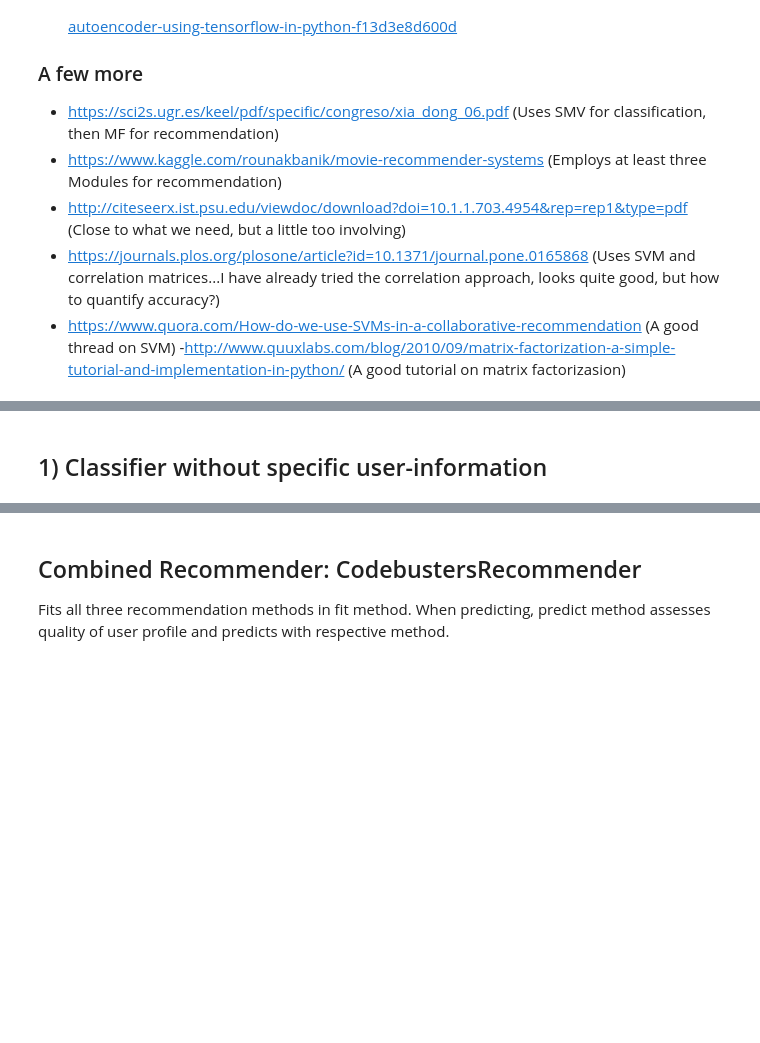
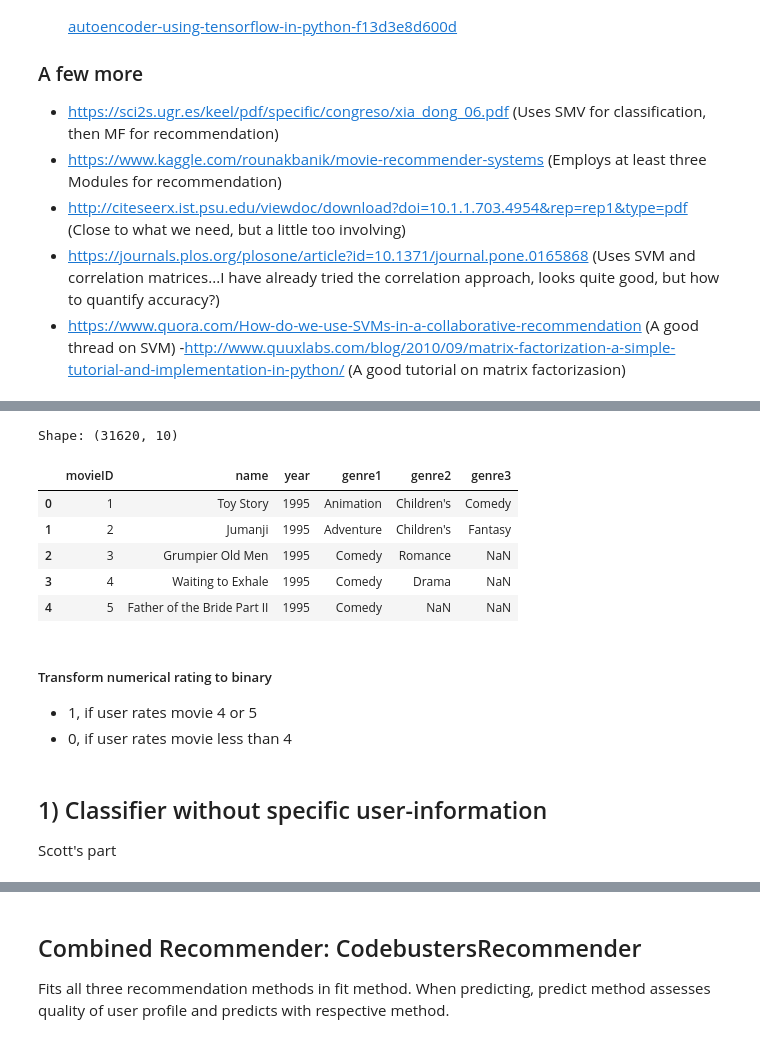
Before and after one commit to tobikuhlmann/movie-recommendation-lab, a Jupyter notebook: CodebustersRecommender.ipynb, the cells around one changed output, grey strips where cells are left out. Cells and saved outputs as stored; diff of their text form; code cells hidden in the pictures; blank space fills up the shorter version.

```diff
--- a/CodebustersRecommender.ipynb
+++ b/CodebustersRecommender.ipynb
@@ -59,0 +72,17 @@ from sklearn.metrics import classification_report,confusion_matrix, roc_curve, a
+# %%
+# movie data
+movies = pd.read_csv("movies.tsv", sep='\t')
+print(f"Shape: {df.shape}")
+movies.head()
+# %% [output]
+Shape: (31620, 10)
+|  | movieID | name | year | genre1 | genre2 | genre3 |
+| 0 | 1 | Toy Story | 1995 | Animation | Children's | Comedy |
+| 1 | 2 | Jumanji | 1995 | Adventure | Children's | Fantasy |
+| 2 | 3 | Grumpier Old Men | 1995 | Comedy | Romance | NaN |
+| 3 | 4 | Waiting to Exhale | 1995 | Comedy | Drama | NaN |
+| 4 | 5 | Father of the Bride Part II | 1995 | Comedy | NaN | NaN |
+# %% [markdown]
+##### Transform numerical rating to binary
+- 1, if user rates movie 4 or 5
+- 0, if user rates movie less than 4
@@ -60,2 +92,3 @@ from sklearn.metrics import classification_report,confusion_matrix, roc_curve, a
 # %% [markdown]
 ## 1) Classifier without specific user-information
+Scott's part
```
Also changed, not shown: parts of 9 cells of this notebook, 1 other file.
